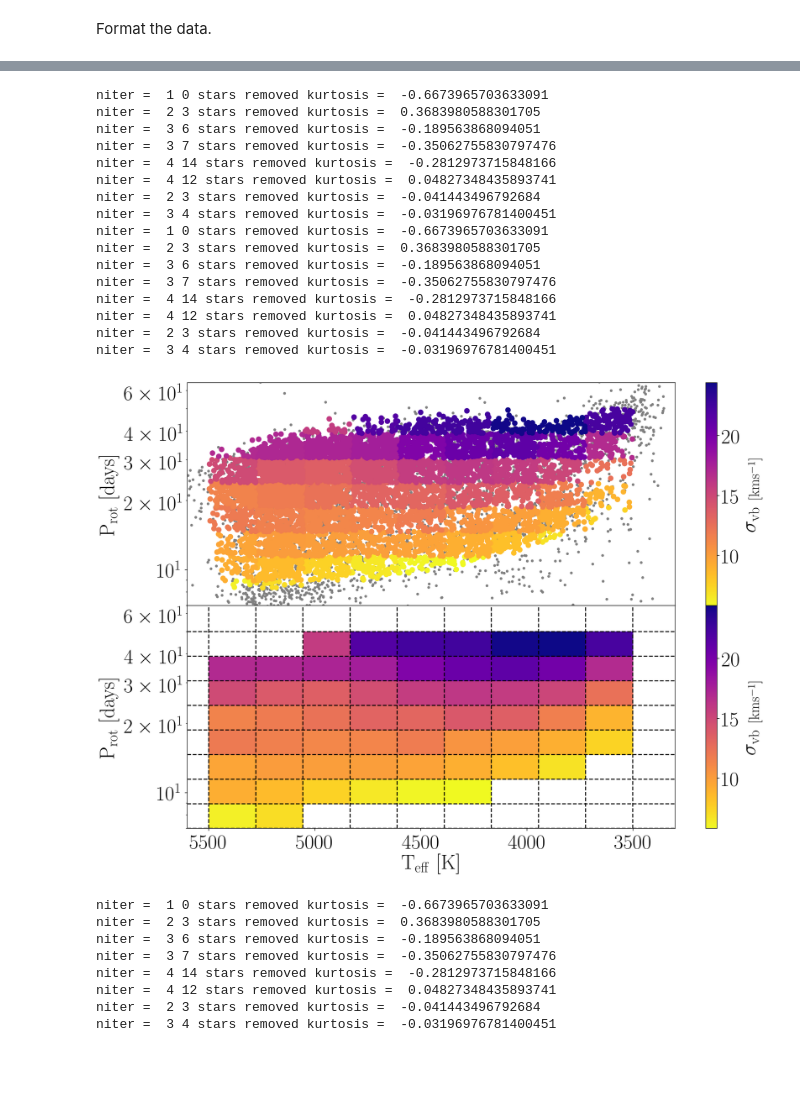
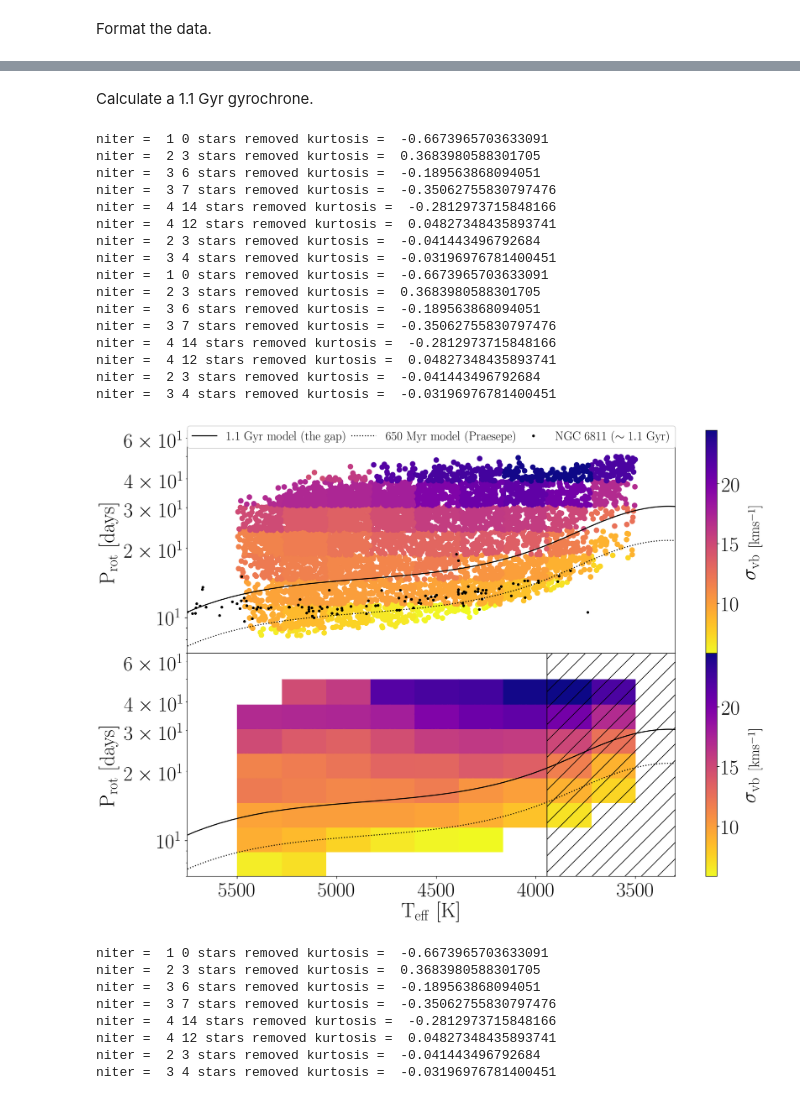
Before and after one commit to RuthAngus/kinematics-and-rotation, a Jupyter notebook: Main_figure.ipynb, the cells around one changed output, grey strips where cells are left out. Cells and saved outputs as stored; diff of their text form; code cells hidden in the pictures; blank space fills up the shorter version.

```diff
--- a/Main_figure.ipynb
+++ b/Main_figure.ipynb
@@ -277,11 +273,25 @@ cmap = plt.cm.get_cmap('plasma_r')
 pvmin, pvmax = np.min(pds[pds > 0]), np.max(pds[np.isfinite(pds)])
 pcolor_values = (pds - pvmin)/(pvmax - pvmin)
 prgba_plasma = cmap(pcolor_values)
+# %% [markdown]
+Calculate a 1.1 Gyr gyrochrone.
+# %%
+from stardate.lhf import gk_rotation_model
+from photometric_teff import bprp_to_teff
+
+xs_bprp = np.linspace(.8, 2.8, 100)
+log10_age = np.log10(1.1*1e9)
+log10_age_praesepe = np.log10(.65*1e9)
+prots = 10**gk_rotation_model(log10_age, xs_bprp)
+prots_praesepe = 10**gk_rotation_model(log10_age_praesepe, xs_bprp)
+xs_teff = bprp_to_teff(xs_bprp)
 # %%
+plt.rcParams.update({'legend.fontsize': 18})
+
 fig = plt.figure(figsize=(16, 12), dpi=200)
 ax3 = fig.add_subplot(211)
 
-ax3.plot(gaia_mc1.color_teffs, gaia_mc1.Prot, ".", color=".5", rasterized=True, zorder=0)
+# ax3.plot(gaia_mc1.color_teffs, gaia_mc1.Prot, ".", color=".5", rasterized=True, zorder=0, label=None)
 
 # for i, m in enumerate(age_masks):
 for i, m in enumerate(period_masks):
@@ -295,10 +305,20 @@ for i, m in enumerate(period_masks):
                           vmin=pvmin, vmax=pvmax,
                           rasterized=True, zorder=1, s=50, cmap="plasma_r")
 
+# 1.1 Gyr Gyrochrone
+plt.plot(xs_teff, prots, color="k", zorder=10, label="$\mathrm{1.1~Gyr~model~(the~gap)}$")
+plt.plot(xs_teff, prots_praesepe, color="k", ls=":", zorder=10, label="$\mathrm{650~Myr~model~(Praesepe)}$")
+
+# NGC 6811
+df = pd.read_csv("NGC6811.csv")
+plt.plot(df.teff, df.prot, "k.", zorder=9, label="$\mathrm{NGC~6811~(\sim1.1~Gyr)}$")
+
+# ax3.legend()
+plt.legend(bbox_to_anchor=(0., .92, 1., .102), loc=3, ncol=6, mode="expand", borderaxespad=0., framealpha=.999)
 plt.colorbar(cb1, label="$\sigma_\mathrm{vb~[kms^{-1}]}$")
 # ax1.xlabel("$\mathrm{T_{eff}~[K]}$")
 ax3.set_ylabel("$\mathrm{P_{rot}~[days]}$")
-ax3.set_xlim(xlim)
+ax3.set_xlim(5750, xlim[1])
 ax3.set_yscale("log")
 ax3.set_ylim(7, 65)
 plt.setp(ax3.get_xticklabels(), visible=False)
@@ -310,7 +330,7 @@ ax4 = fig.add_subplot(212, sharex=ax3)
 #          alpha=.2, rasterized=True, zorder=3)
 
 for i, m in enumerate(period_masks):
-    ax4.axhline(period_bins[i], color="k", ls="--")
+#     ax4.axhline(period_bins[i], color="k", ls="--")
 
     v_clipped, clipping_mask = sigma_clip(v[m], 3)
 
@@ -319,7 +339,7 @@ for i, m in enumerate(period_masks):
         cb1 = plt.scatter(x[m][clipping_mask][tm], y[m][clipping_mask][tm],
                           c=np.ones_like(y[m][clipping_mask][tm])*pds[i, j],
                           vmin=pvmin, vmax=pvmax, # edgecolor="k",
-                          rasterized=True, zorder=2, s=1, cmap="plasma_r")
+                          rasterized=True, zorder=2, s=.01, cmap="plasma_r")
 
         xs = np.linspace(tbins[j], tbins[j+1], 10)
         color = prgba_plasma[i, j]
@@ -327,38 +347,42 @@ for i, m in enumerate(period_masks):
             color = "w"
         ax4.fill_between(xs, np.ones_like(xs)*period_bins[i], np.ones_like(xs)*period_bins[i+1],
                          color=color, zorder=1)
+ax4.fill_between(np.linspace(3000, tbins[2], 100), np.ones(100)*1, np.ones(100)*200,
+                 hatch="/", zorder=20, edgecolor="k", facecolor="none")
+# ax4.axhline(period_bins[-1], color="k", ls="--")
+# for t in tbins:
+#     ax4.axvline(t, color="k", ls="--")
 
-ax4.axhline(period_bins[-1], color="k", ls="--")
-for t in tbins:
-    ax4.axvline(t, color="k", ls="--")
+# 1.1 Gyr Gyrochrone
+plt.plot(xs_teff, prots, color="k", zorder=10)
+plt.plot(xs_teff, prots_praesepe, color="k", ls=":", zorder=10, label="$\mathrm{650~Myr~(Praesepe)}$")
 
 plt.colorbar(cb1, label="$\sigma_\mathrm{vb~[kms^{-1}]}$")
 ax4.set_xlabel("$\mathrm{T_{eff}~[K]}$")
 ax4.set_ylabel("$\mathrm{P_{rot}~[days]}$")
-ax4.set_xlim(xlim)
 ax4.set_yscale("log")
 ax4.set_ylim(7, 65)
 # plt.tight_layout()
 plt.subplots_adjust(hspace=0)
 plt.savefig("paper/vplot.pdf")
 # %% [output]
 niter =  1 0 stars removed kurtosis =  -0.6673965703633091
 niter =  2 3 stars removed kurtosis =  0.3683980588301705
 niter =  3 6 stars removed kurtosis =  -0.189563868094051
 niter =  3 7 stars removed kurtosis =  -0.35062755830797476
 niter =  4 14 stars removed kurtosis =  -0.2812973715848166
 niter =  4 12 stars removed kurtosis =  0.04827348435893741
 niter =  2 3 stars removed kurtosis =  -0.041443496792684
 niter =  3 4 stars removed kurtosis =  -0.03196976781400451
 niter =  1 0 stars removed kurtosis =  -0.6673965703633091
 niter =  2 3 stars removed kurtosis =  0.3683980588301705
 niter =  3 6 stars removed kurtosis =  -0.189563868094051
 niter =  3 7 stars removed kurtosis =  -0.35062755830797476
 niter =  4 14 stars removed kurtosis =  -0.2812973715848166
 niter =  4 12 stars removed kurtosis =  0.04827348435893741
 niter =  2 3 stars removed kurtosis =  -0.041443496792684
 niter =  3 4 stars removed kurtosis =  -0.03196976781400451
-[figure, old version]
+[figure, new version]
 # %%
 plt.figure(figsize=(10, 5), dpi=200)
 # plt.plot(gaia_mc1.color_teffs, gaia_mc1.Prot, ".", color=".1", alpha=.1, ms=2,
```
Also changed, not shown: parts of 3 cells of this notebook, 8 other files.
